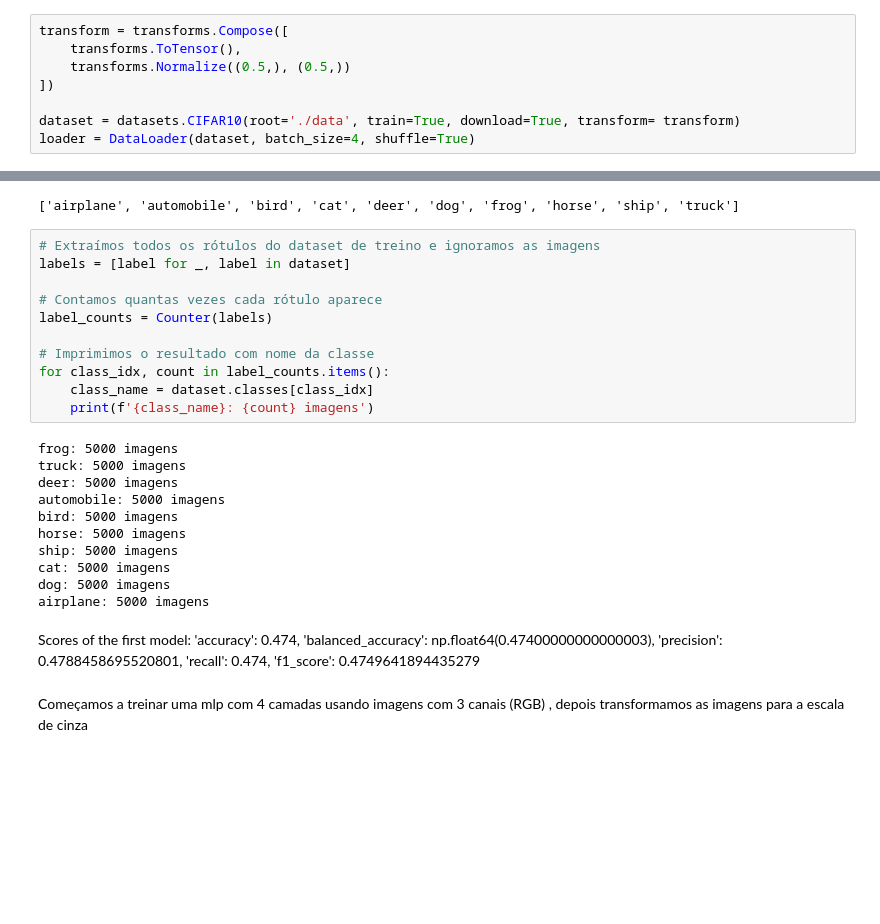
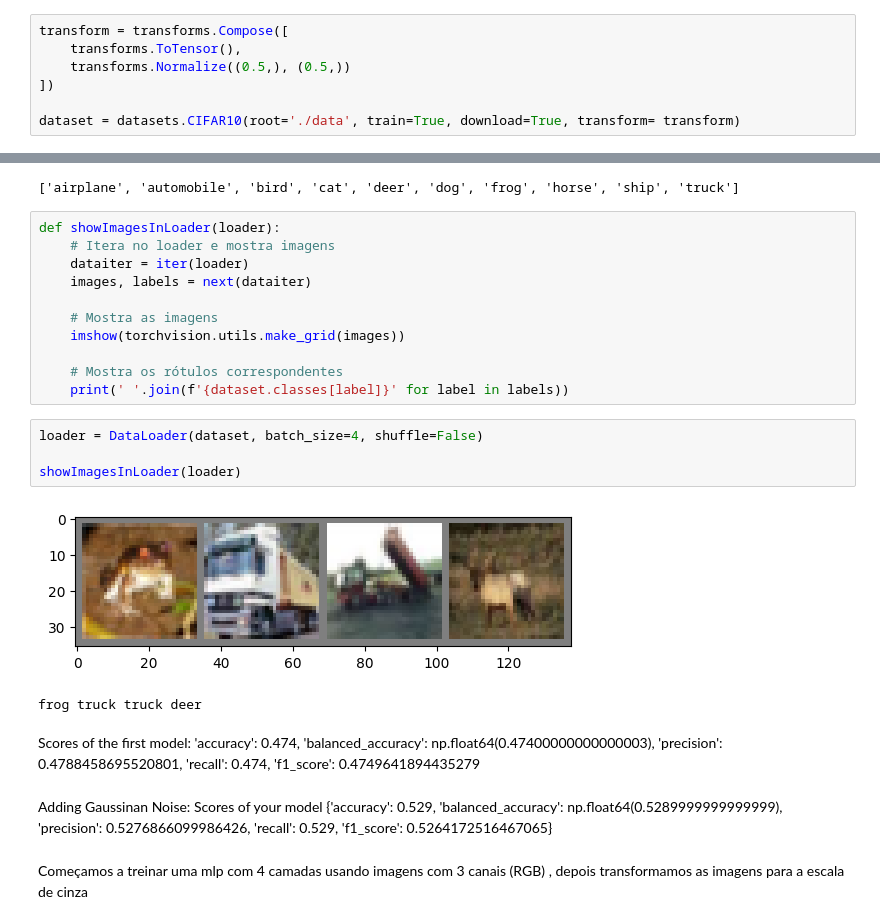
Before and after one commit to anasosl/redes_neurais, a Jupyter notebook: CIFAR10_with_MLPs.ipynb, the cells around one changed output, grey strips where cells are left out. Saved outputs shown, nothing was run; the diff lists cells and outputs as text; blank space fills up the shorter version.

```diff
--- a/CIFAR10_with_MLPs.ipynb
+++ b/CIFAR10_with_MLPs.ipynb
@@ -88,4 +87,3 @@ transform = transforms.Compose([
 ])
 
 dataset = datasets.CIFAR10(root='./data', train=True, download=True, transform= transform)
-loader = DataLoader(dataset, batch_size=4, shuffle=True)
@@ -106,30 +113,30 @@ deer airplane automobile horse
 print(dataset.classes)
 # %% [output]
 ['airplane', 'automobile', 'bird', 'cat', 'deer', 'dog', 'frog', 'horse', 'ship', 'truck']
-# %%
-# Extraímos todos os rótulos do dataset de treino e ignoramos as imagens
-labels = [label for _, label in dataset]
-
-# Contamos quantas vezes cada rótulo aparece
-label_counts = Counter(labels)
-
-# Imprimimos o resultado com nome da classe
-for class_idx, count in label_counts.items():
-    class_name = dataset.classes[class_idx]
-    print(f'{class_name}: {count} imagens')
-# %% [output]
-frog: 5000 imagens
-truck: 5000 imagens
-deer: 5000 imagens
-automobile: 5000 imagens
-bird: 5000 imagens
-horse: 5000 imagens
-ship: 5000 imagens
-cat: 5000 imagens
-dog: 5000 imagens
-airplane: 5000 imagens
+# %%
+def showImagesInLoader(loader):
+    # Itera no loader e mostra imagens
+    dataiter = iter(loader)
+    images, labels = next(dataiter)
+
+    # Mostra as imagens
+    imshow(torchvision.utils.make_grid(images))
+
+    # Mostra os rótulos correspondentes
+    print(' '.join(f'{dataset.classes[label]}' for label in labels))
+# %%
+loader = DataLoader(dataset, batch_size=4, shuffle=False)
+
+showImagesInLoader(loader)
+# %% [output]
+[figure, added]
+frog truck truck deer
 # %% [markdown]
 Scores of the first model:
   'accuracy': 0.474, 'balanced_accuracy': np.float64(0.47400000000000003), 'precision': 0.4788458695520801, 'recall': 0.474, 'f1_score': 0.4749641894435279
+# %% [markdown]
+Adding Gaussinan Noise:
+Scores of your model
+ {'accuracy': 0.529, 'balanced_accuracy': np.float64(0.5289999999999999), 'precision': 0.5276866099986426, 'recall': 0.529, 'f1_score': 0.5264172516467065}
 # %% [markdown]
 Começamos a treinar uma mlp com 4 camadas usando imagens com 3 canais (RGB) , depois transformamos as imagens para a escala de cinza
```
Also changed, not shown: parts of 28 cells of this notebook, 1 other file.
